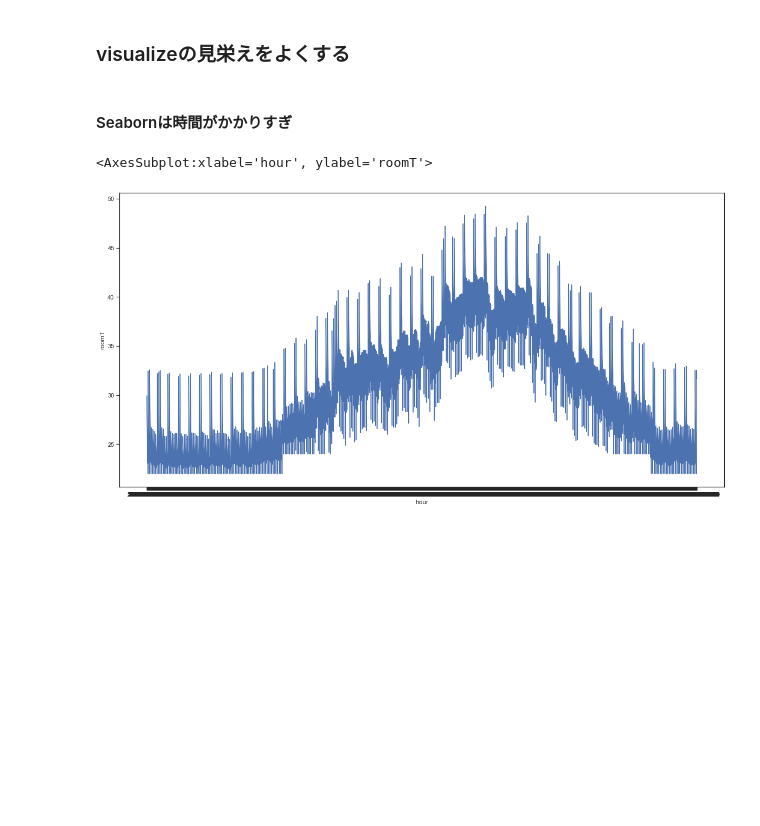
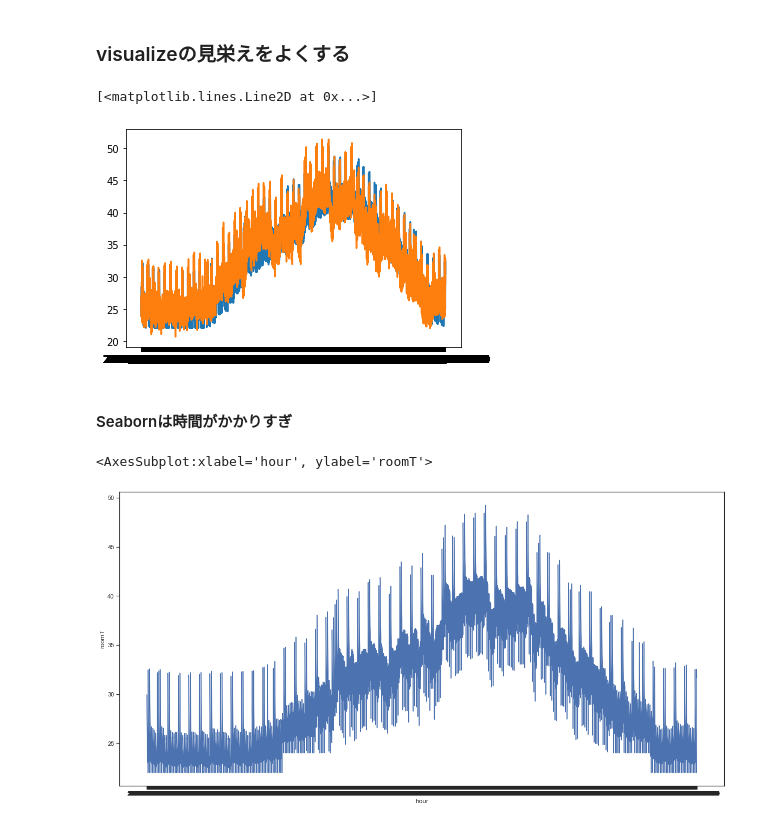
Before and after one commit to katsuya0719/therb-notebook, a Jupyter notebook: 時系列データ分析.ipynb, the cells around one changed output. Cells and saved outputs as stored; diff of their text form; code cells hidden in the pictures; blank space fills up the shorter version.

```diff
--- a/時系列データ分析.ipynb
+++ b/時系列データ分析.ipynb
@@ -73,5 +124,11 @@ calcPercentage(df['roomT'],25,28)
 # %% [markdown]
 ### visualizeの見栄えをよくする
+# %%
+plt.plot(df_room1.index,df_room1['roomT'],label = "room1")
+plt.plot(df_room2.index,df_room2['roomT'],label = "room2")
+# %% [output]
+[<matplotlib.lines.Line2D at 0x...>]
+[figure, added]
 # %% [markdown]
 #### Seabornは時間がかかりすぎ
 # %%
```
Also changed, not shown: parts of 12 cells of this notebook, 1 other file.
